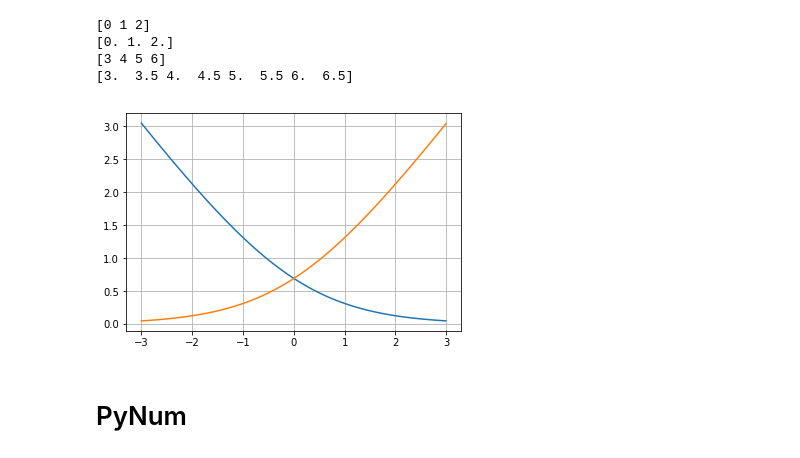
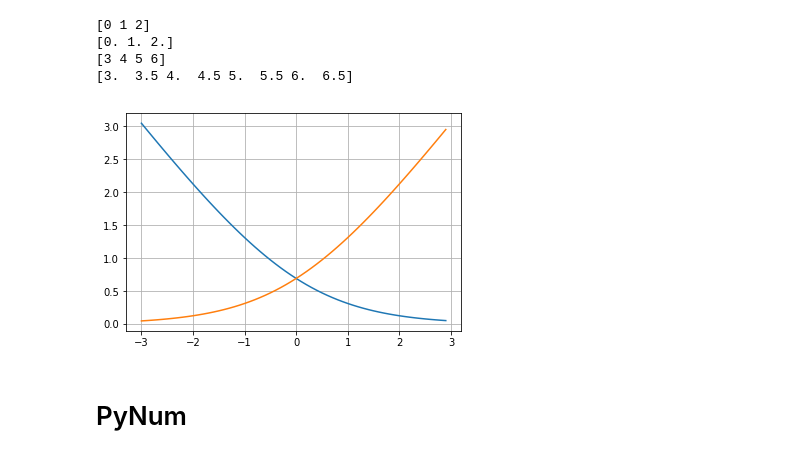
Before and after one commit to YunxiLiGitHub/Python, a Jupyter notebook: Memo.ipynb, the cells around one changed output. Saved outputs shown, nothing was run; the diff lists cells and outputs as text; code cells hidden in the pictures.

```diff
--- a/Memo.ipynb
+++ b/Memo.ipynb
@@ -816,16 +816,16 @@ print(np.arange(3,7,0.5))
 # %%
 import numpy as np
 import matplotlib.pyplot as plt
 from scipy.special import expit
 
-a=np.arange(-3,3,0.01)
+a=np.arange(-3,3,0.1)
 b=-np.log(expit(a))
 
 plt.plot(a,-np.log(expit(a)))
 plt.plot(a,-np.log(1-expit(a)))
 plt.grid()
 # %% [output]
-[figure, old version]
+[figure, new version]
 # %% [markdown]
 # PyNum
 # %% [markdown]
```
